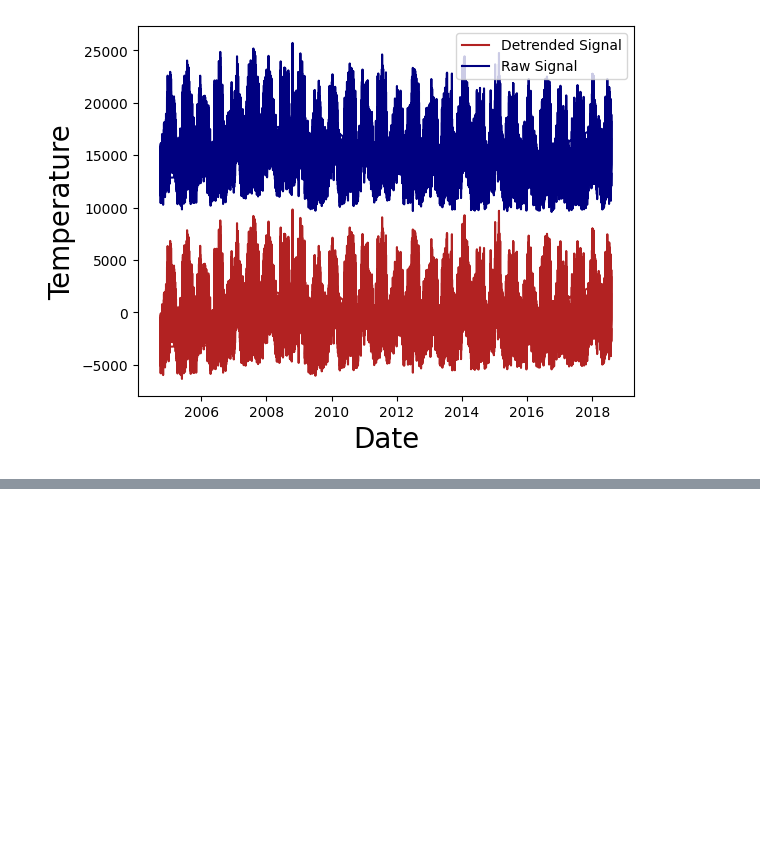
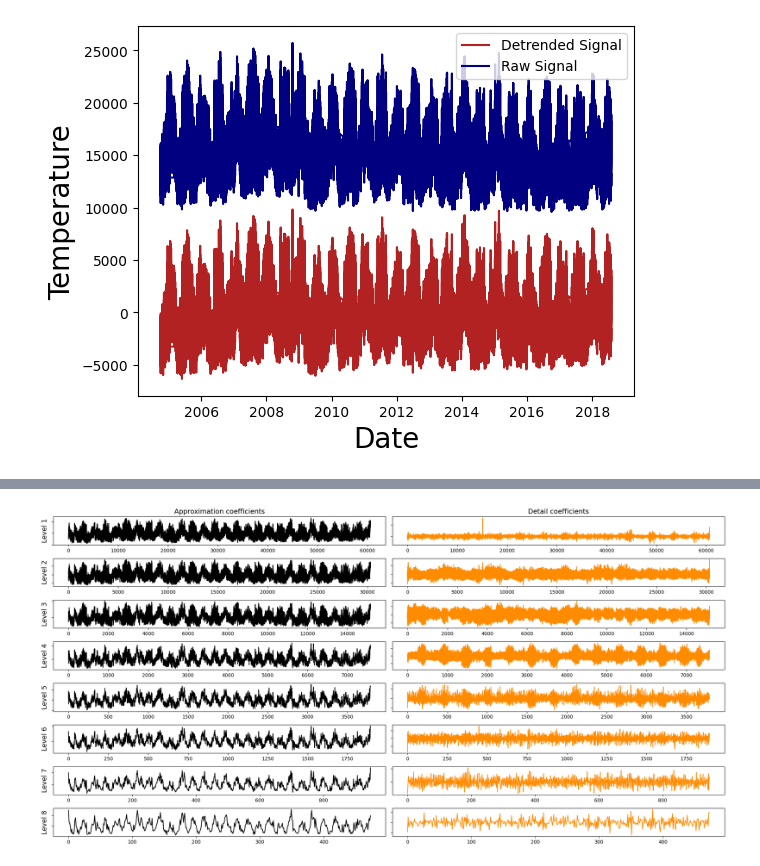
Before and after one commit to mr6r4y/sci-notes, a Jupyter notebook: Hands-On-Signal-Processing-with-Python.ipynb, the cells around one changed output, grey strips where cells are left out. Cells and saved outputs as stored; diff of their text form; code cells hidden in the pictures; blank space fills up the shorter version.

```diff
--- a/Hands-On-Signal-Processing-with-Python.ipynb
+++ b/Hands-On-Signal-Processing-with-Python.ipynb
@@ -37,0 +150,30 @@ Text(0, 0.5, 'Temperature')
+# %%
+time=x.max()
+sample_rate=1/900.
+size= int(sample_rate*time)
+t = np.linspace(0, time, num=size)
+dataset = y_detrend
+waveletname = 'sym2'
+levels=8
+fig, axarr = plt.subplots(nrows=levels, ncols=2, figsize=(20,10))
+COEFF_D=[]
+DATASET=[]
+k=1
+for ii in range(levels):
+    (dataset, coeff_d) = pywt.dwt(dataset, waveletname,mode='per')
+    axarr[ii, 0].plot(dataset, 'black')
+    axarr[ii, 1].plot(coeff_d, 'darkorange')
+    axarr[ii, 0].set_ylabel("Level {}".format(ii + 1), fontsize=14, rotation=90)
+    axarr[ii, 0].set_yticklabels([])
+    if ii == 0:
+        axarr[ii, 0].set_title("Approximation coefficients", fontsize=14)
+        axarr[ii, 1].set_title("Detail coefficients", fontsize=14)
+    axarr[ii, 1].set_yticklabels([])
+    #print(len(coeff_d))
+    COEFF_D.append(np.repeat(coeff_d,2**k))
+    DATASET.append(np.repeat(dataset,2**k))
+    k=k+1
+plt.tight_layout()
+plt.show()
+# %% [output]
+[figure, added]
```
Also changed, not shown: parts of 7 cells of this notebook, 3 other files.
